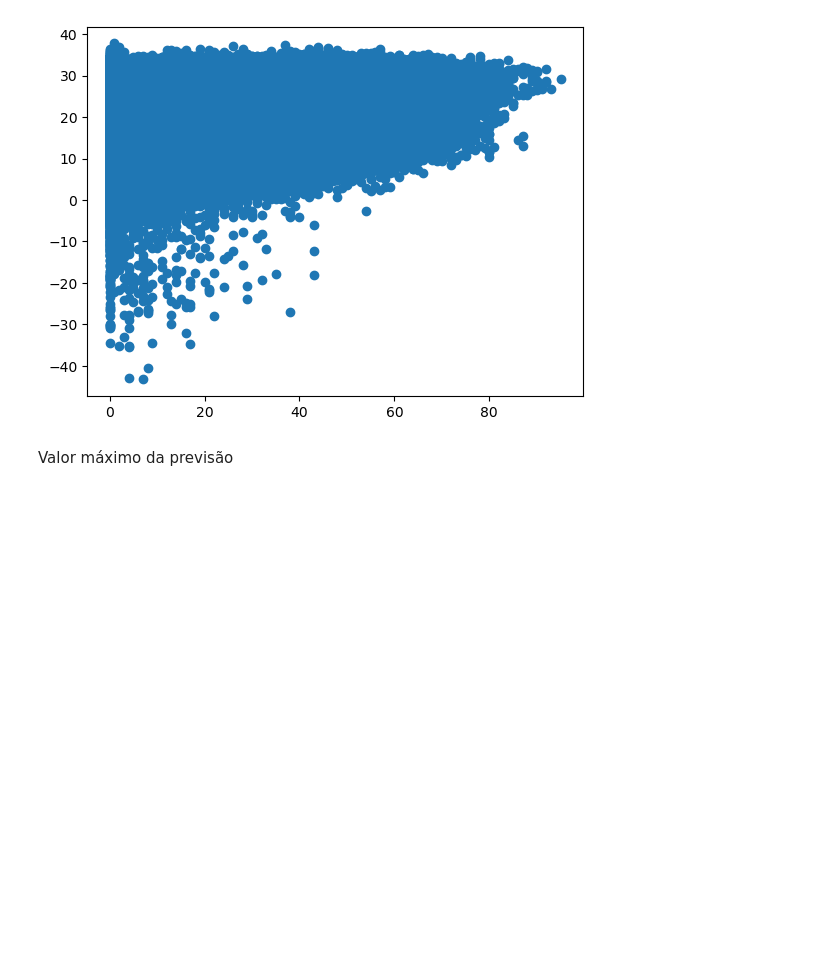
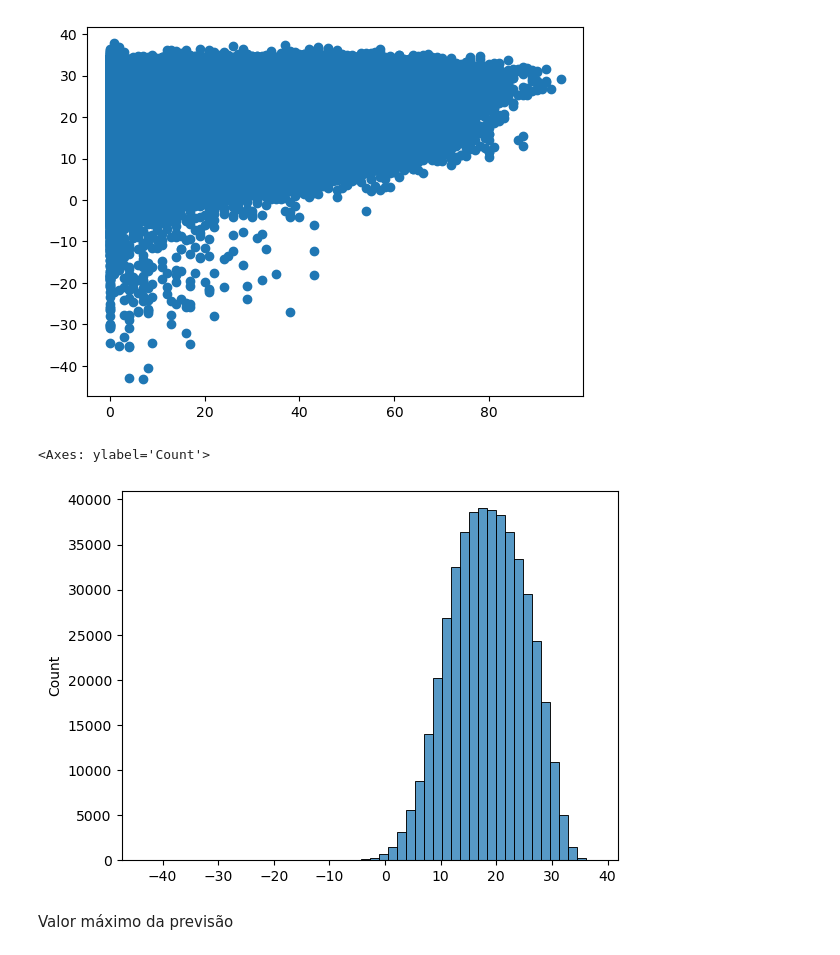
Before and after one commit to jpgoncalves13/DAA, a Jupyter notebook: DatasetGrupo/dataset_grupo_tratamento_modelacao.ipynb, the cells around one changed output. Saved outputs shown, nothing was run; the diff lists cells and outputs as text; code cells hidden in the pictures; blank space fills up the shorter version.

```diff
--- a/DatasetGrupo/dataset_grupo_tratamento_modelacao.ipynb
+++ b/DatasetGrupo/dataset_grupo_tratamento_modelacao.ipynb
@@ -123,6 +123,11 @@ plt.scatter(y_test, predictions)
 # %% [output]
 <matplotlib.collections.PathCollection at 0x...>
 [figure]
+# %%
+sns.histplot(predictions, bins=50)
+# %% [output]
+<Axes: ylabel='Count'>
+[figure, added]
 # %% [markdown]
 Valor máximo da previsão
 # %%
```
Also changed, not shown: parts of 13 cells of this notebook.
